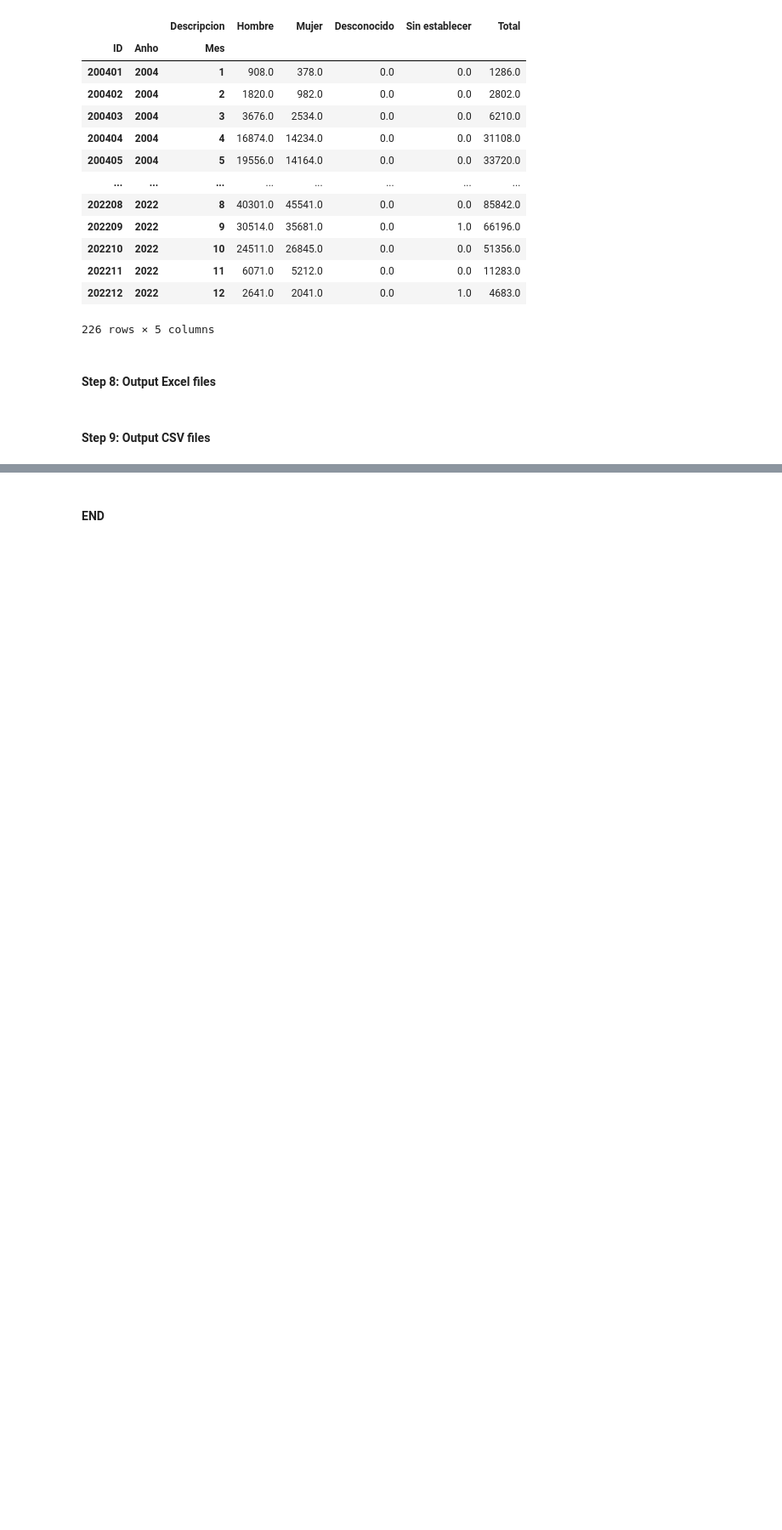
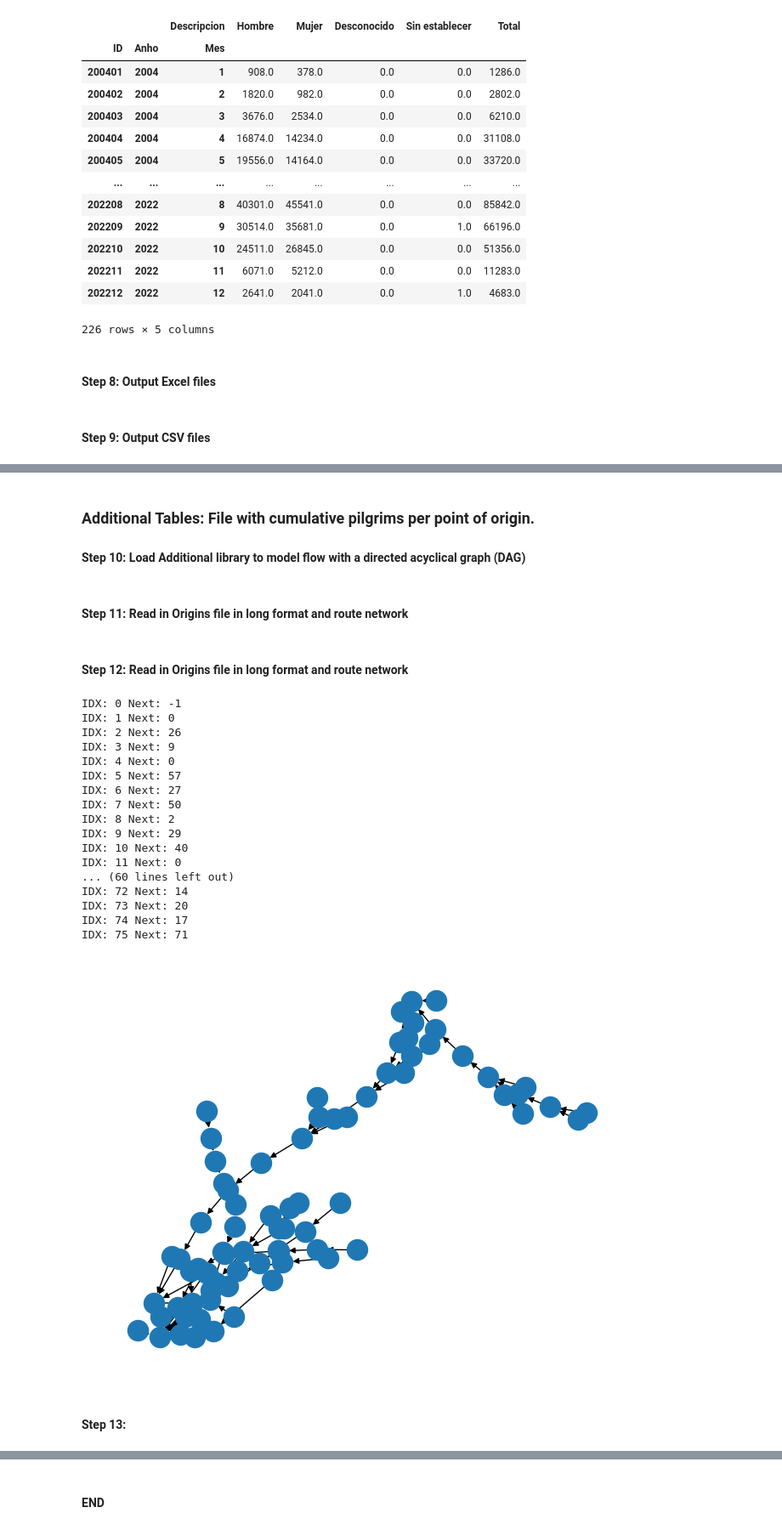
Before and after one commit to spudnik99/CaminoAwait, a Jupyter notebook: CaminoAwait.ipynb, the cells around one changed output, grey strips where cells are left out. Shown at 85% size. Cells and saved outputs as stored; diff of their text form; code cells hidden in the pictures; blank space fills up the shorter version.

Commit message:
Added origins cumulative data

```diff
--- a/CaminoAwait.ipynb
+++ b/CaminoAwait.ipynb
@@ -379,0 +377,3 @@ NameError: name 'revesed' is not defined
+# %% [markdown]
+### __Additional Tables:__ File with cumulative pilgrims per point of origin.
+#### __Step 10:__ Load Additional library to model flow with a directed acyclical graph (DAG)
@@ -379,0 +382,53 @@ NameError: name 'revesed' is not defined
+# %% [markdown]
+
+#### __Step 11:__ Read in Origins file in long format and route network
+# %%
+read_path_csv_long="C:/Sites/CaminoAwait/Data/CSV_Long/"
+camino_origins=pd.read_csv(read_path_csv_long+"camino_origin_long.csv",  header=0,encoding="cp1252",dtype={'IDX':int,'Total':int})
+camino_origins.rename(columns = {'Descripcion':'Origen'}, inplace = True)
+read_path_csv_network="C:/Sites/"
+camino_network=pd.read_csv(read_path_csv_network+"RoutesLatLng02.csv",  header=0,encoding="cp1252")
+# %% [markdown]
+#### __Step 12:__ Read in Origins file in long format and route network
+# %%
+G_ex = nx.DiGraph()
+G_ex.add_nodes_from([0],node_type="END",node_color="r")
+
+for idx,row in camino_network.iterrows():
+    ##print(row)
+    ##print(camino_network[:nextid])
+    print("IDX:",row["ID"],"Next:",row["NextID"])
+    ##if row["NextID"]>=0:
+
+    if row["NextID"]>=0:
+        G_ex.add_nodes_from([row["ID"]],node_type="WAY",node_color="b")
+
+for idx,row in camino_network.iterrows():
+    ##print(row)
+    ##print(camino_network[:nextid])
+    ##if row["NextID"]>=0: print("IDX:",row["ID"],"Next:",row["NextID"])
+    if row["NextID"]>=0:
+        G_ex.add_edges_from([(row["ID"],row["NextID"])])
+    ##G_ex.add_nodes_from(row["ID"],node_type="WAY",node_color="b")
+nx.draw(G_ex)
+# %% [output]
+IDX: 0 Next: -1
+IDX: 1 Next: 0
+IDX: 2 Next: 26
+IDX: 3 Next: 9
+IDX: 4 Next: 0
+IDX: 5 Next: 57
+IDX: 6 Next: 27
+IDX: 7 Next: 50
+IDX: 8 Next: 2
+IDX: 9 Next: 29
+IDX: 10 Next: 40
+IDX: 11 Next: 0
+... (60 lines left out)
+IDX: 72 Next: 14
+IDX: 73 Next: 20
+IDX: 74 Next: 17
+IDX: 75 Next: 71
+[figure, added]
+# %% [markdown]
+#### __Step 13:__
```
Also changed, not shown: parts of 11 cells of this notebook, 4 other files.
